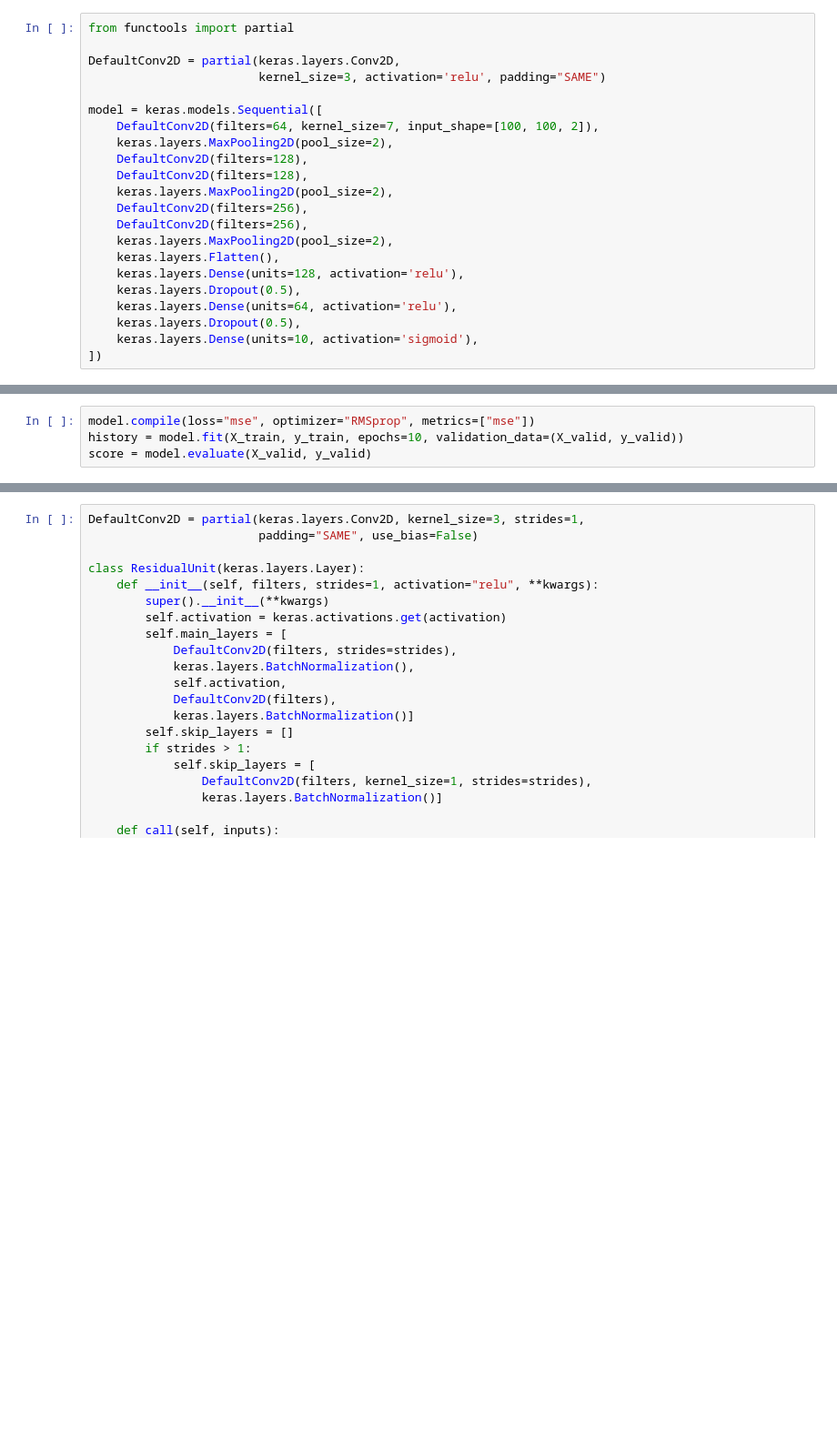
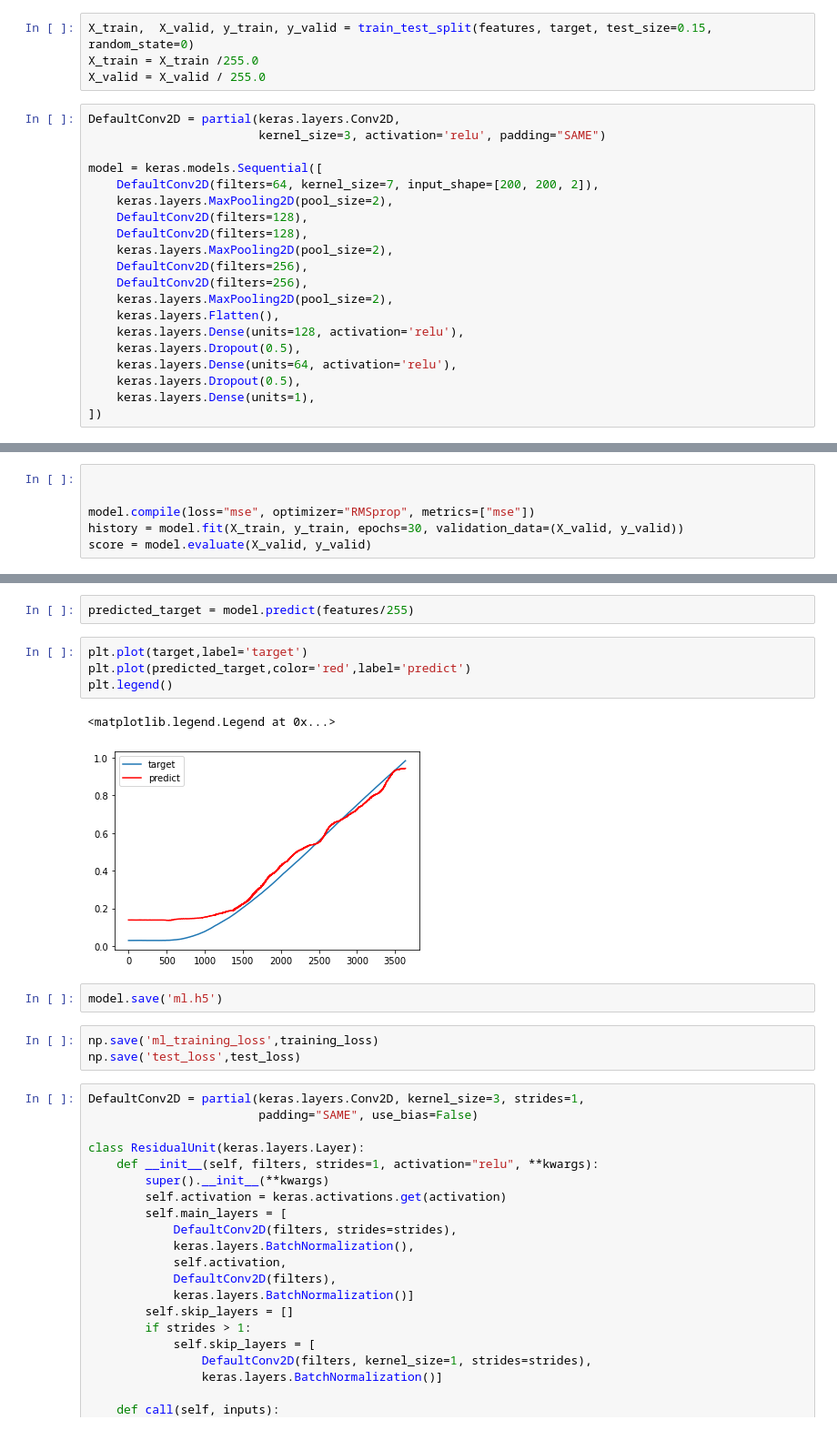
Before and after one commit to HOGEUNGOD/scientificProject, a Jupyter notebook: practice.ipynb, the cells around one changed output, grey strips where cells are left out. Shown at 91% size. Drawn from its saved outputs; the diff is of its cells as text; blank space fills up the shorter version.

```diff
--- a/practice.ipynb
+++ b/practice.ipynb
@@ -32,11 +33,13 @@ X_valid = (X_valid - X_mean) / X_std
+# %%
+X_train,  X_valid, y_train, y_valid = train_test_split(features, target, test_size=0.15, random_state=0)
+X_train = X_train /255.0
+X_valid = X_valid / 255.0
 # %%
-from functools import partial
-
 DefaultConv2D = partial(keras.layers.Conv2D,
                         kernel_size=3, activation='relu', padding="SAME")
 
 model = keras.models.Sequential([
-    DefaultConv2D(filters=64, kernel_size=7, input_shape=[100, 100, 2]),
+    DefaultConv2D(filters=64, kernel_size=7, input_shape=[200, 200, 2]),
     keras.layers.MaxPooling2D(pool_size=2),
     DefaultConv2D(filters=128),
     DefaultConv2D(filters=128),
@@ -49,5 +52,5 @@ model = keras.models.Sequential([
     keras.layers.Dropout(0.5),
     keras.layers.Dense(units=64, activation='relu'),
     keras.layers.Dropout(0.5),
-    keras.layers.Dense(units=10, activation='sigmoid'),
+    keras.layers.Dense(units=1),
 ])
@@ -74,5 +57,7 @@ _________________________________________________________________
 # %%
+
+
 model.compile(loss="mse", optimizer="RMSprop", metrics=["mse"])
-history = model.fit(X_train, y_train, epochs=10, validation_data=(X_valid, y_valid))
+history = model.fit(X_train, y_train, epochs=30, validation_data=(X_valid, y_valid))
 score = model.evaluate(X_valid, y_valid)
 # %% [output]
@@ -108,3 +102,17 @@ X_valid.shape
+# %%
+predicted_target = model.predict(features/255)
+# %%
+plt.plot(target,label='target')
+plt.plot(predicted_target,color='red',label='predict')
+plt.legend()
+# %% [output]
+<matplotlib.legend.Legend at 0x...>
+[figure, added]
+# %%
+model.save('ml.h5')
+# %%
+np.save('ml_training_loss',training_loss)
+np.save('test_loss',test_loss)
 # %%
 DefaultConv2D = partial(keras.layers.Conv2D, kernel_size=3, strides=1,
                         padding="SAME", use_bias=False)
```
Also changed, not shown: parts of 9 cells of this notebook, 6 other files.
